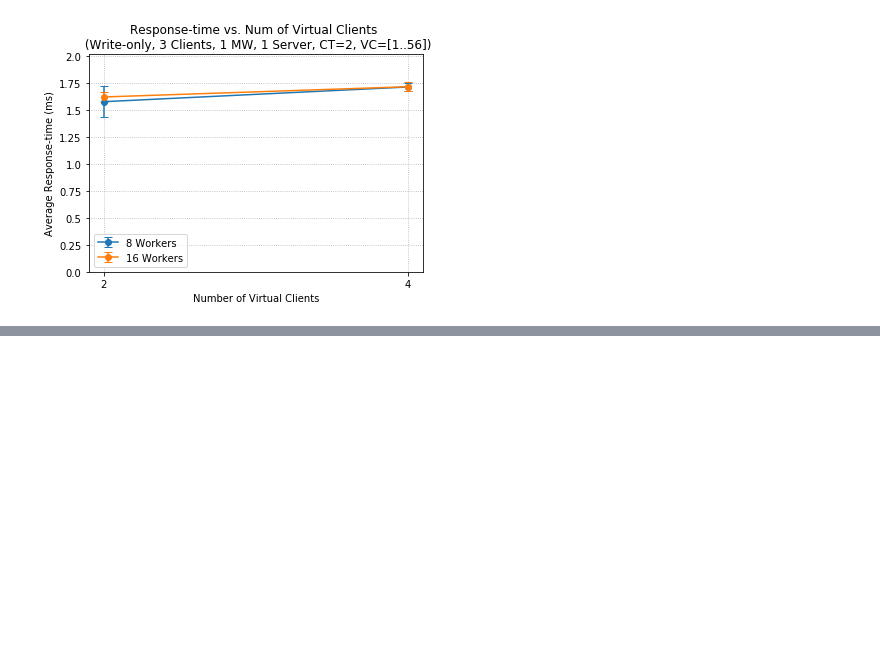
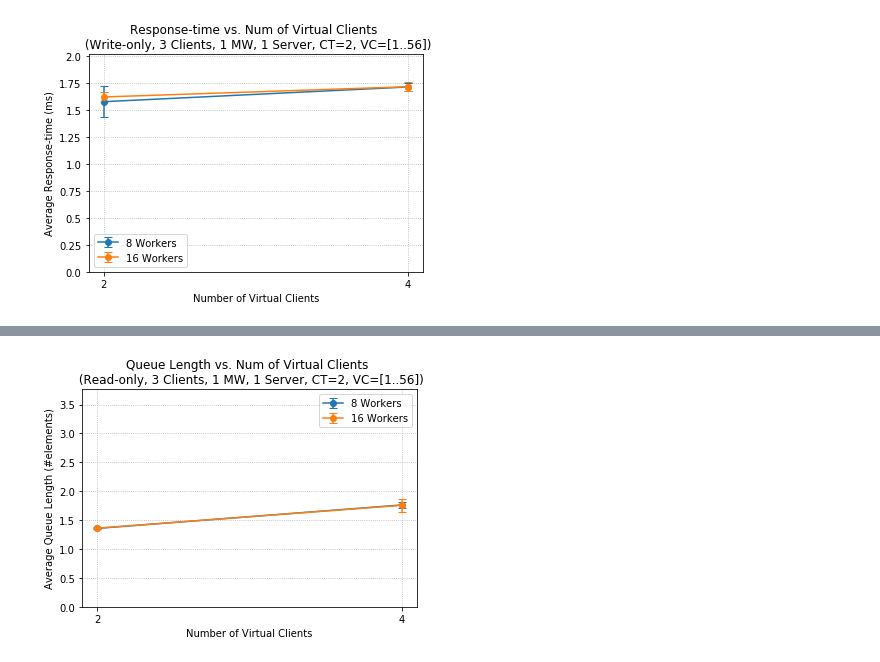
Before and after one commit to florianmorath/ASL_project, a Jupyter notebook: scripts/2_BaselineWithMW/plot_mw-logs_one_mw.ipynb, the cells around one changed output, grey strips where cells are left out. Saved outputs shown, nothing was run; the diff lists cells and outputs as text; code cells hidden in the pictures; blank space fills up the shorter version.

Commit message:
scripts_2: added queue length plots

```diff
--- a/scripts/2_BaselineWithMW/plot_mw-logs_one_mw.ipynb
+++ b/scripts/2_BaselineWithMW/plot_mw-logs_one_mw.ipynb
@@ -164,0 +167,4 @@ f.savefig("/Users/florianmorath/Desktop/ASL_project/scripts/2_BaselineWithMW/pro
+# %%
+# read data into pandas dataframe
+df_ql = pd.read_csv(base_path + 'one_mw_queuelength.csv')
+df_ql
@@ -164,0 +177,28 @@ f.savefig("/Users/florianmorath/Desktop/ASL_project/scripts/2_BaselineWithMW/pro
+# %%
+f = plt.figure()
+plt.title("Queue Length vs. Num of Virtual Clients \n (Read-only, 3 Clients, 1 MW, 1 Server, CT=2, VC=[1..56])")
+
+for worker in worker_list:
+    # extract values of interest
+    df_ql_cut = df_ql[(df_ql.worker == worker)]
+
+    vcs = df_ql_cut['client']
+    tps = df_ql_cut['read_queueLength']
+    std = df_ql_cut[' read_queueLength_std']
+
+    plt.errorbar(x = vcs, y = tps, yerr = std, label = "{} Workers".format(worker), capsize = 4, marker='o')
+
+plt.grid(linestyle = "dotted")
+plt.ylabel("Average Queue Length (#elements)")
+plt.xlabel("Number of Virtual Clients")
+plt.xticks([0] + np.array(vcs))
+plt.ylim(bottom=0, top=np.max(df_ql['read_queueLength'])+2)
+plt.legend()
+
+ax = plt.gca()
+ax.yaxis.set_major_formatter(tick.FuncFormatter(y_fmt))
+
+plt.show()
+f.savefig("/Users/florianmorath/Desktop/ASL_project/scripts/2_BaselineWithMW/processed_data/one_mw/"+date+"/one_mw_queuelength_read.png", dpi = 150)
+# %% [output]
+[figure, added]
```
Also changed, not shown: parts of 7 cells of this notebook, 3 other files.
